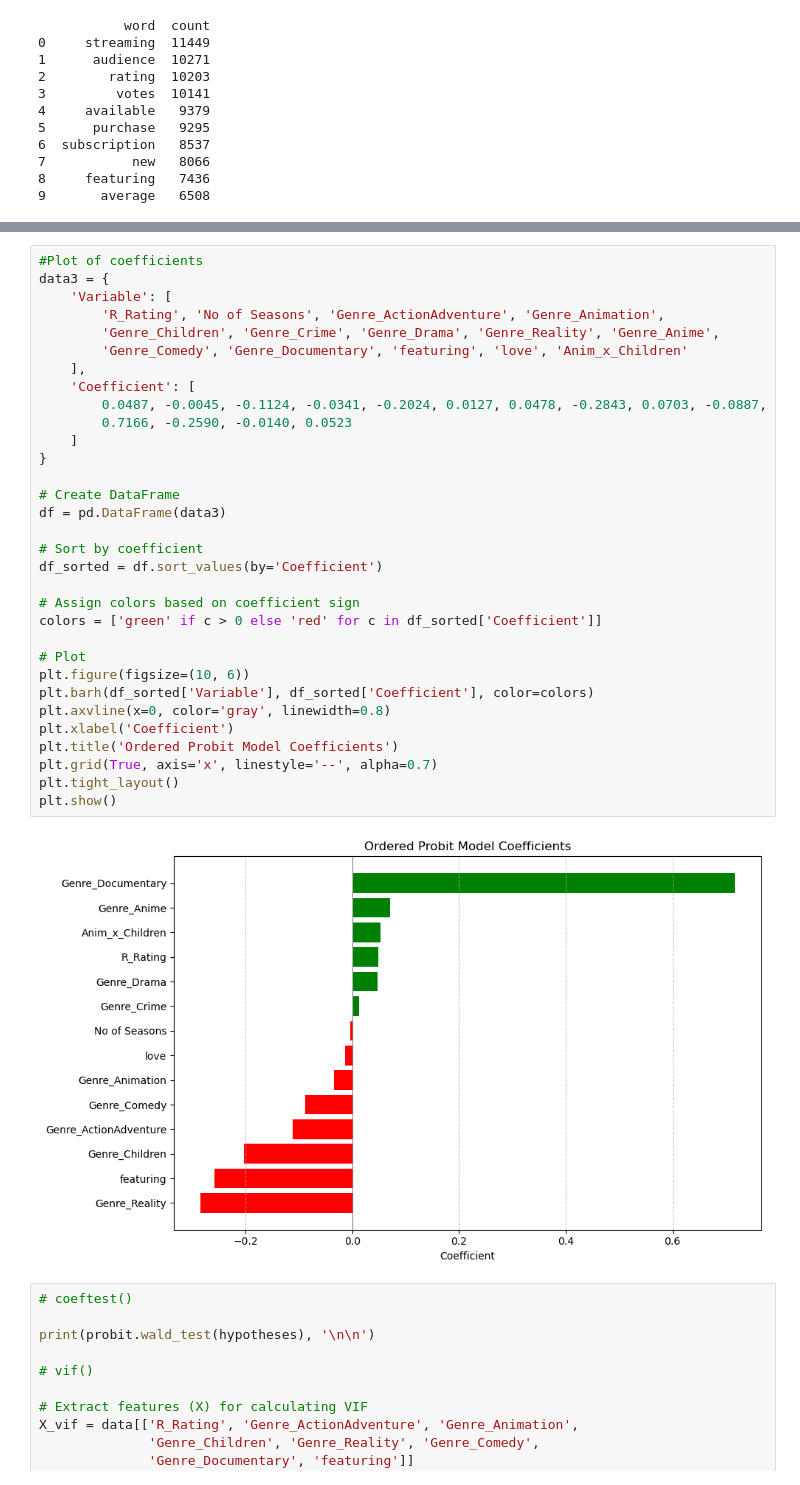
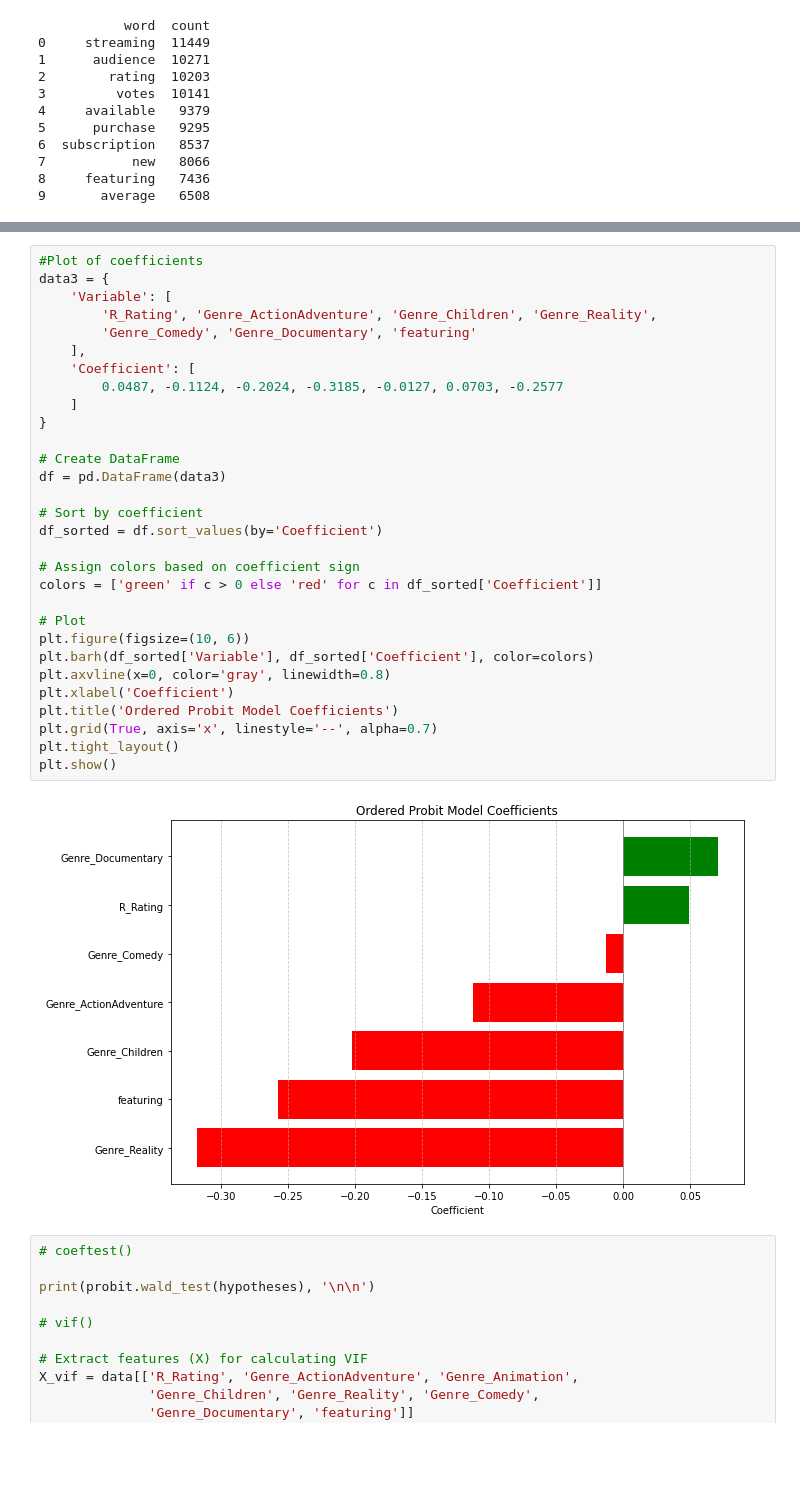
Before and after one commit to ayeti82/Reproducible-Research-Project, a Jupyter notebook: scripts/Updated Script - Python.ipynb, the cells around one changed output, grey strips where cells are left out. Saved outputs shown, nothing was run; the diff lists cells and outputs as text; blank space fills up the shorter version.

```diff
--- a/scripts/Updated Script - Python.ipynb
+++ b/scripts/Updated Script - Python.ipynb
@@ -756,37 +756,35 @@ Time:                        01:06:12
 # %%
 #Plot of coefficients
 data3 = {
     'Variable': [
-        'R_Rating', 'No of Seasons', 'Genre_ActionAdventure', 'Genre_Animation',
-        'Genre_Children', 'Genre_Crime', 'Genre_Drama', 'Genre_Reality', 'Genre_Anime',
-        'Genre_Comedy', 'Genre_Documentary', 'featuring', 'love', 'Anim_x_Children'
+        'R_Rating', 'Genre_ActionAdventure', 'Genre_Children', 'Genre_Reality',
+        'Genre_Comedy', 'Genre_Documentary', 'featuring'
     ],
     'Coefficient': [
-        0.0487, -0.0045, -0.1124, -0.0341, -0.2024, 0.0127, 0.0478, -0.2843, 0.0703, -0.0887,
-        0.7166, -0.2590, -0.0140, 0.0523
+        0.0487, -0.1124, -0.2024, -0.3185, -0.0127, 0.0703, -0.2577
     ]
 }
 
 # Create DataFrame
 df = pd.DataFrame(data3)
 
 # Sort by coefficient
 df_sorted = df.sort_values(by='Coefficient')
 
 # Assign colors based on coefficient sign
 colors = ['green' if c > 0 else 'red' for c in df_sorted['Coefficient']]
 
 # Plot
 plt.figure(figsize=(10, 6))
 plt.barh(df_sorted['Variable'], df_sorted['Coefficient'], color=colors)
 plt.axvline(x=0, color='gray', linewidth=0.8)
 plt.xlabel('Coefficient')
 plt.title('Ordered Probit Model Coefficients')
 plt.grid(True, axis='x', linestyle='--', alpha=0.7)
 plt.tight_layout()
 plt.show()
 # %% [output]
-[figure, old version]
+[figure, new version]
 # %%
 # coeftest()
 
```
Also changed, not shown: parts of 14 cells of this notebook, 1 other file.
